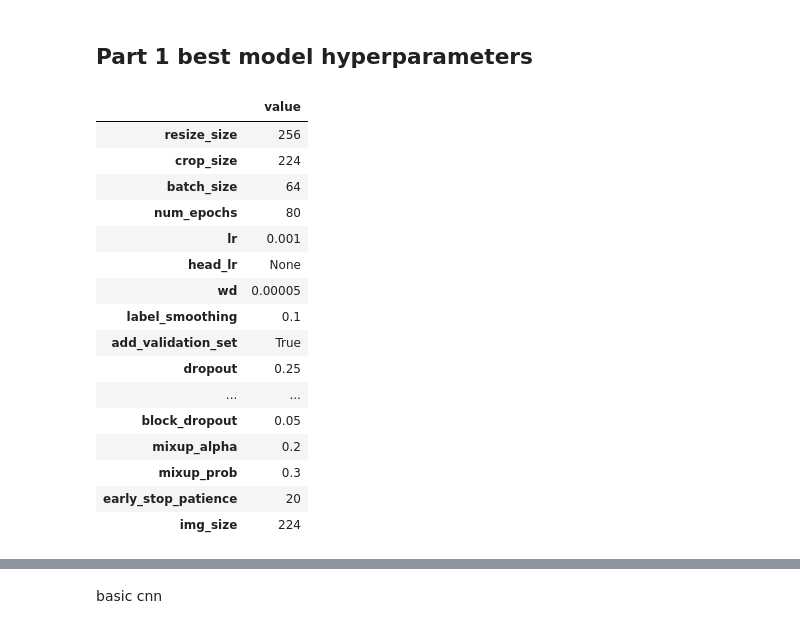
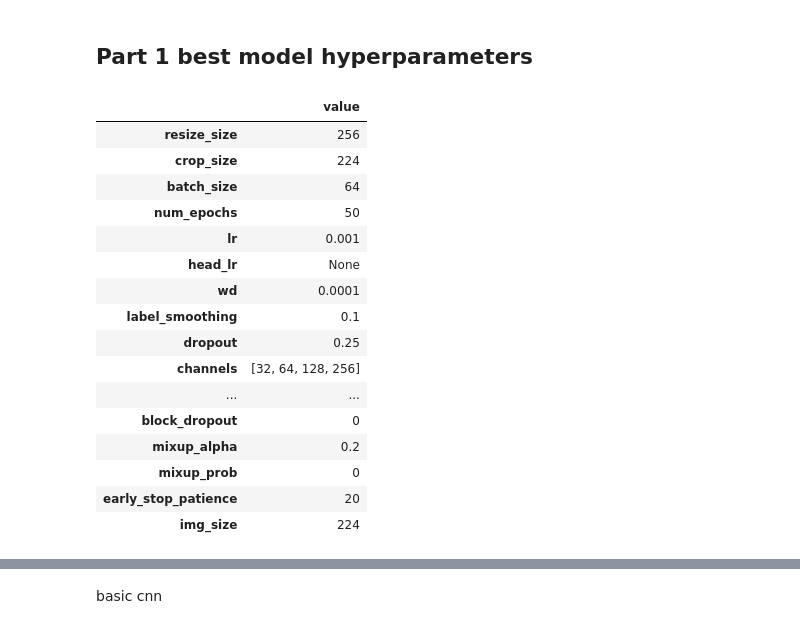
Before and after one commit to mohamadch91/UNIBO_IPCV_Image_classification, a Jupyter notebook: assignment_module_two.ipynb, the cells around one changed output, grey strips where cells are left out. Cells and saved outputs as stored; diff of their text form; code cells hidden in the pictures.

```diff
--- a/assignment_module_two.ipynb
+++ b/assignment_module_two.ipynb
@@ -770,38 +790,38 @@ def get_custom_cnn(num_classes: int, cfg: Dict[str, Any]) -> nn.Module:
 # %%
 cfg_part1 = copy.deepcopy(cfg)
 cfg_part1["run_name"] = "residual_block_lr_onecycle"
-cfg_part1["channels"] = [64, 128, 256, 512]     # back to 4 stages, more capacity
+cfg_part1["channels"] = [32, 64, 128, 256]
 cfg_part1["num_convs_per_block"] = 2
 cfg_part1["use_batch_norm"] = True
 cfg_part1["dropout"] = 0.25
-cfg_part1["block_dropout"] = 0.05 # down from 0.5
+cfg_part1["block_dropout"] = 0
 cfg_part1["lr"] = 1e-3
-cfg_part1["wd"] = 5e-5                           # down from 5e-4
+cfg_part1["wd"] = 1e-4
 cfg_part1["label_smoothing"] = 0.1
-cfg_part1["num_epochs"] = 80
+cfg_part1["num_epochs"] = 50
 cfg_part1["batch_size"] = 64
 cfg_part1["mixup_alpha"] = 0.2
-cfg_part1["mixup_prob"] = 0.3                  # only mix half the batches, no cutmix
+cfg_part1["mixup_prob"] = 0
 cfg_part1["early_stop_patience"] = 20
 cfg_part1["img_size"] = 224
 
 pd.DataFrame.from_dict(cfg_part1, orient="index", columns=["value"])
 # %% [output]
 |  | value |
 | resize_size | 256 |
 | crop_size | 224 |
 | batch_size | 64 |
-| num_epochs | 80 |
+| num_epochs | 50 |
 | lr | 0.001 |
 | head_lr | None |
-| wd | 0.00005 |
+| wd | 0.0001 |
 | label_smoothing | 0.1 |
-| add_validation_set | True |
 | dropout | 0.25 |
+| channels | [32, 64, 128, 256] |
 | ... | ... |
-| block_dropout | 0.05 |
+| block_dropout | 0 |
 | mixup_alpha | 0.2 |
-| mixup_prob | 0.3 |
+| mixup_prob | 0 |
 | early_stop_patience | 20 |
 | img_size | 224 |
 # %%
```
Also changed, not shown: parts of 4 cells of this notebook, 1 other file.
